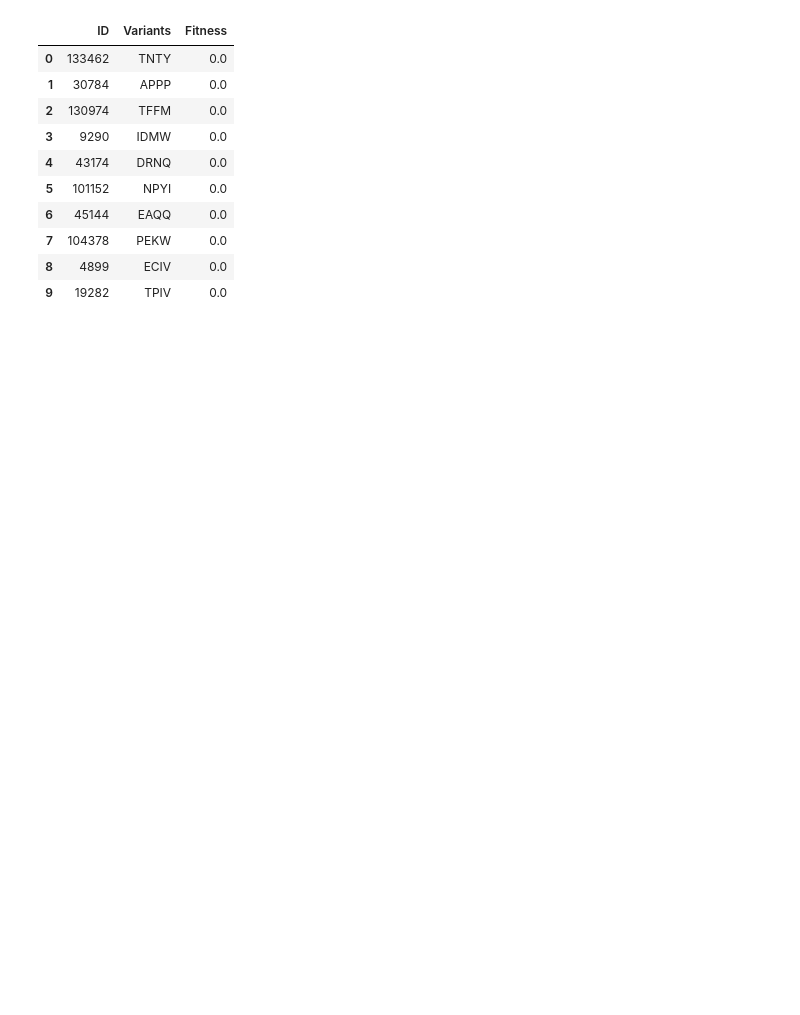
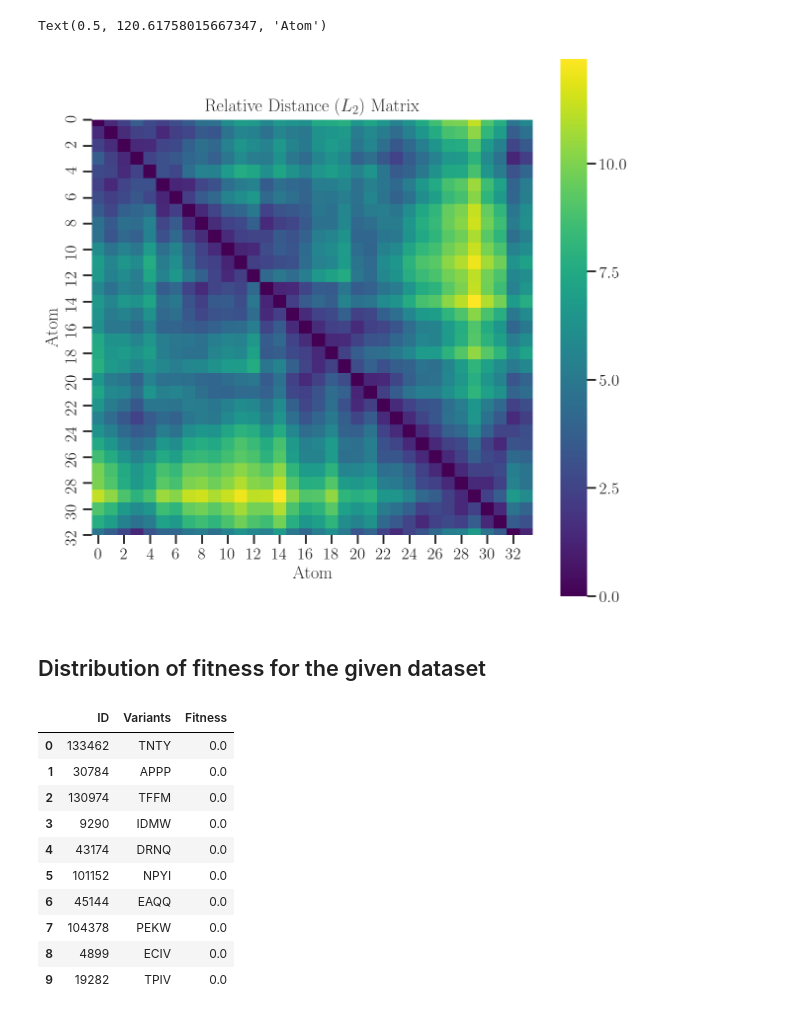
Before and after one commit to ayushkarnawat/profit, a Jupyter notebook: examples/fitness570/dataset_exploration.ipynb, the cells around one changed output. Saved outputs shown, nothing was run; the diff lists cells and outputs as text; code cells hidden in the pictures; blank space fills up the shorter version.

```diff
--- a/examples/fitness570/dataset_exploration.ipynb
+++ b/examples/fitness570/dataset_exploration.ipynb
@@ -161,3 +237,14 @@ Remove the above, just for testing
+# %%
+plt.figure(figsize=(10,10))
+sns.heatmap(euclidean_pos_matrix, cmap="viridis", square=True)
+plt.title('Relative Distance ($L_2$) Matrix')
+plt.ylabel('Atom')
+plt.xlabel('Atom')
+# %% [output]
+Text(0.5, 120.61758015667347, 'Atom')
+[figure, added]
+# %% [markdown]
+## Distribution of fitness for the given dataset
 # %%
 df = pd.read_csv("../data/raw/vdgv570.csv", sep=',')
 df.head(n=10)
```
Also changed, not shown: parts of 17 cells of this notebook, 25 other files.
